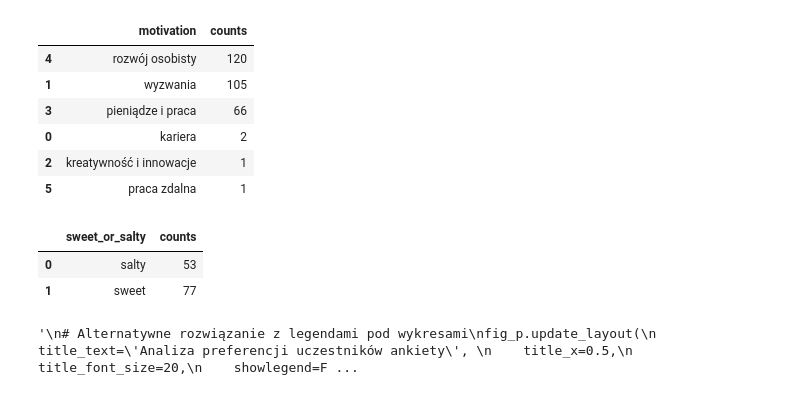
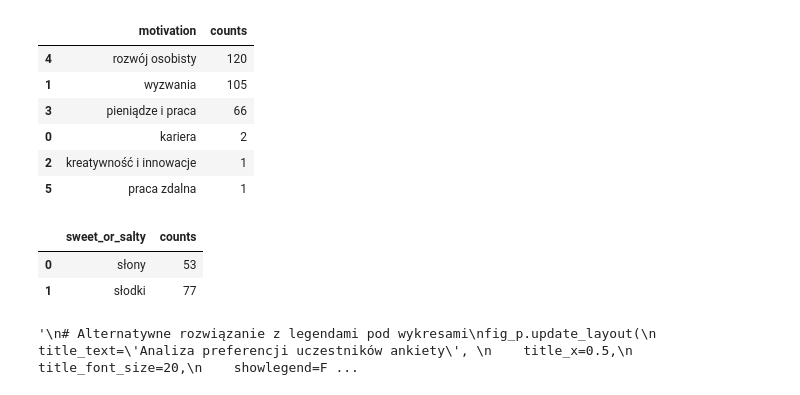
Before and after one commit to waltad/survey-review-app, a Jupyter notebook: research.ipynb, the cells around one changed output. Drawn from its saved outputs; the diff is of its cells as text; code cells hidden in the pictures.

```diff
--- a/research.ipynb
+++ b/research.ipynb
@@ -455,12 +471,12 @@ df_motivation
 | 2 | kreatywność i innowacje | 1 |
 | 5 | praca zdalna | 1 |
 # %%
-df_tastes = df.groupby('sweet_or_salty').size().reset_index(name='counts')
+df_tastes = df.groupby('sweet_or_salty').size().rename({'salty': 'słony', 'sweet': 'słodki'}).reset_index(name='counts')
 df_tastes
 # %% [output]
 |  | sweet_or_salty | counts |
-| 0 | salty | 53 |
-| 1 | sweet | 77 |
+| 0 | słony | 53 |
+| 1 | słodki | 77 |
 # %%
 import plotly.graph_objects as go
 from plotly.subplots import make_subplots
```
Also changed, not shown: parts of 5 cells of this notebook.
